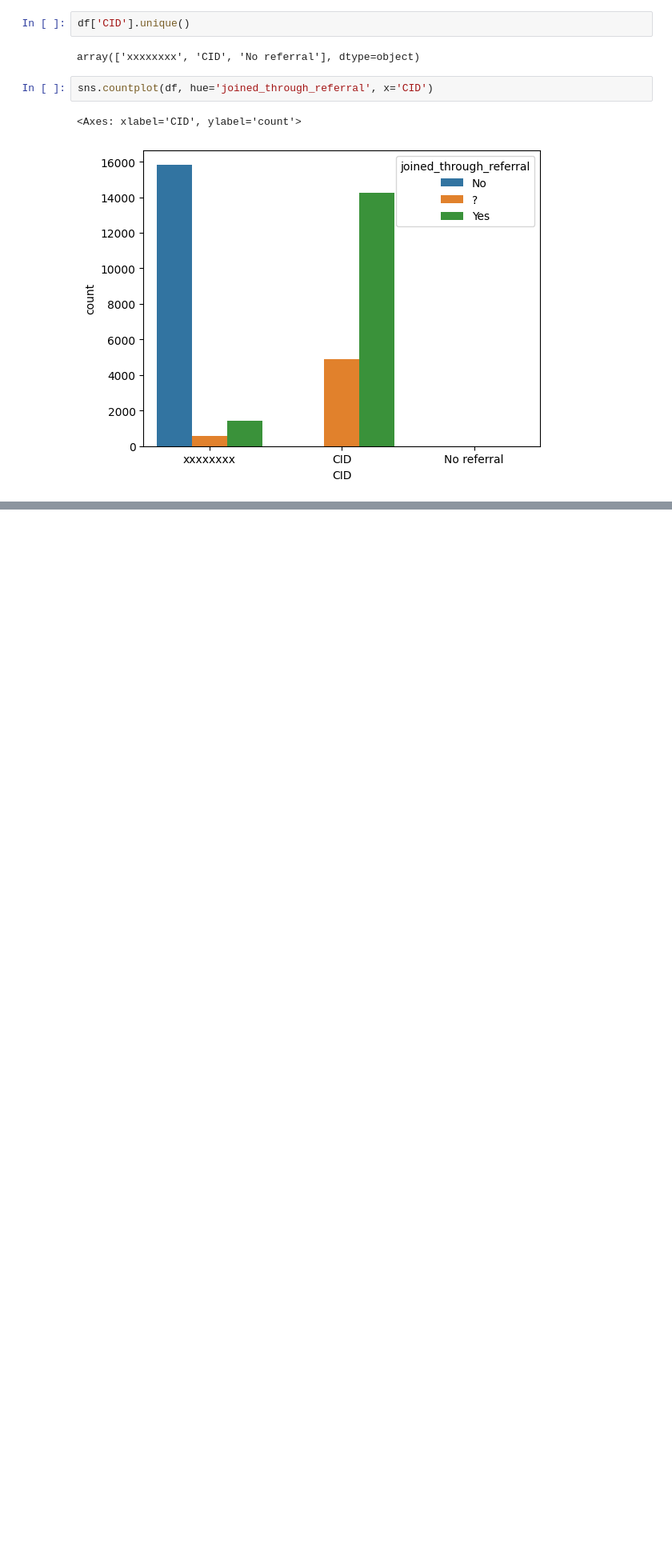
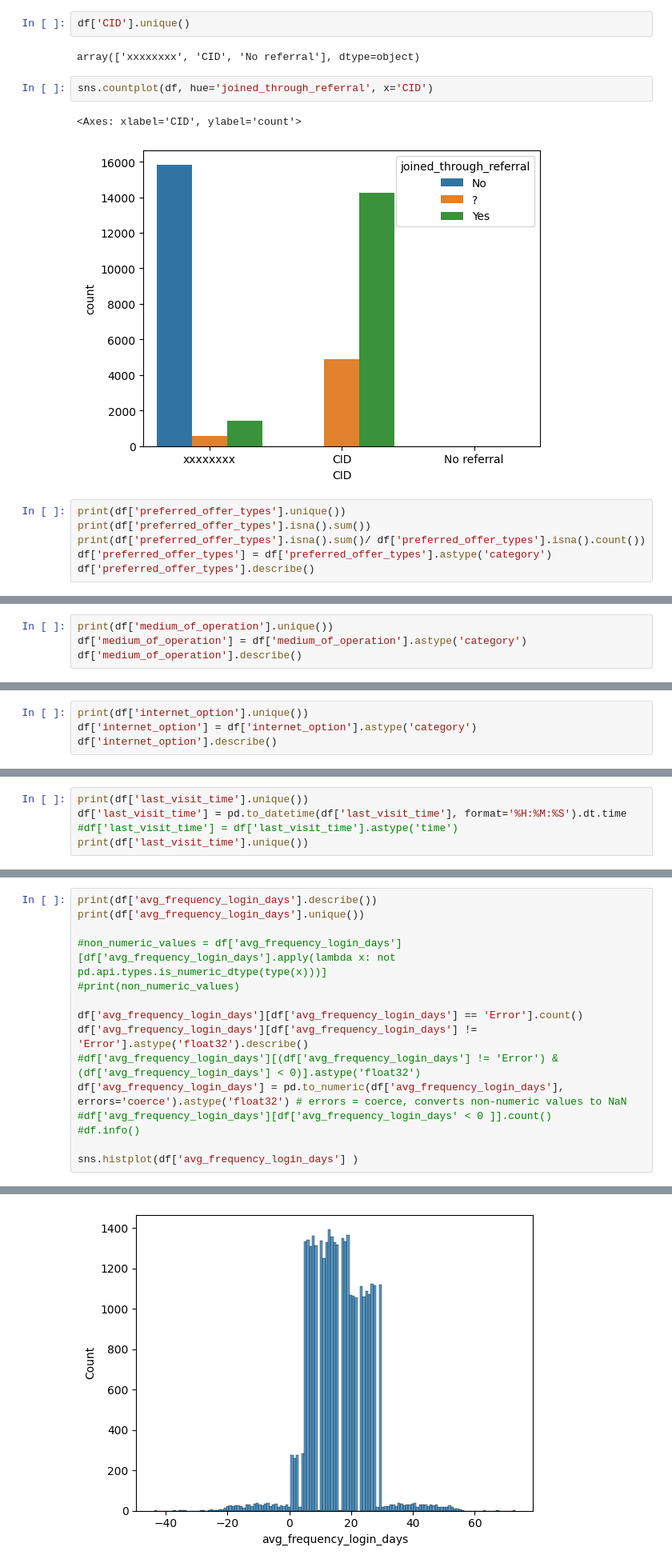
Before and after one commit to forster-j/churn-prediction, a Jupyter notebook: 01_import_dataset.ipynb, the cells around one changed output, grey strips where cells are left out. Shown at 80% size. Drawn from its saved outputs; the diff is of its cells as text; blank space fills up the shorter version.

```diff
--- a/01_import_dataset.ipynb
+++ b/01_import_dataset.ipynb
@@ -171,3 +190,9 @@ sns.countplot(df, hue='joined_through_referral', x='CID')
 # %% [output]
 <Axes: xlabel='CID', ylabel='count'>
 [figure]
+# %%
+print(df['preferred_offer_types'].unique())
+print(df['preferred_offer_types'].isna().sum())
+print(df['preferred_offer_types'].isna().sum()/ df['preferred_offer_types'].isna().count())
+df['preferred_offer_types'] = df['preferred_offer_types'].astype('category')
+df['preferred_offer_types'].describe()
@@ -173,0 +208,4 @@ sns.countplot(df, hue='joined_through_referral', x='CID')
+# %%
+print(df['medium_of_operation'].unique())
+df['medium_of_operation'] = df['medium_of_operation'].astype('category')
+df['medium_of_operation'].describe()
@@ -173,0 +219,4 @@ sns.countplot(df, hue='joined_through_referral', x='CID')
+# %%
+print(df['internet_option'].unique())
+df['internet_option'] = df['internet_option'].astype('category')
+df['internet_option'].describe()
@@ -173,0 +230,5 @@ sns.countplot(df, hue='joined_through_referral', x='CID')
+# %%
+print(df['last_visit_time'].unique())
+df['last_visit_time'] = pd.to_datetime(df['last_visit_time'], format='%H:%M:%S').dt.time
+#df['last_visit_time'] = df['last_visit_time'].astype('time')
+print(df['last_visit_time'].unique())
@@ -173,0 +277,16 @@ sns.countplot(df, hue='joined_through_referral', x='CID')
+# %%
+print(df['avg_frequency_login_days'].describe())
+print(df['avg_frequency_login_days'].unique())
+
+#non_numeric_values = df['avg_frequency_login_days'][df['avg_frequency_login_days'].apply(lambda x: not pd.api.types.is_numeric_dtype(type(x)))]
+#print(non_numeric_values)
+
+df['avg_frequency_login_days'][df['avg_frequency_login_days'] == 'Error'].count()
+df['avg_frequency_login_days'][df['avg_frequency_login_days'] != 'Error'].astype('float32').describe()
+#df['avg_frequency_login_days'][(df['avg_frequency_login_days'] != 'Error') & (df['avg_frequency_login_days'] < 0)].astype('float32')
+df['avg_frequency_login_days'] = pd.to_numeric(df['avg_frequency_login_days'], errors='coerce').astype('float32') # errors = coerce, converts non-numeric values to NaN
+#df['avg_frequency_login_days'][df['avg_frequency_login_days' < 0 ]].count()
+#df.info()
+
+sns.histplot(df['avg_frequency_login_days'] )
+# %% [output]
@@ -173,0 +301 @@ sns.countplot(df, hue='joined_through_referral', x='CID')
+[figure, added]
```
Also changed, not shown: parts of 24 cells of this notebook, 1 other file.
